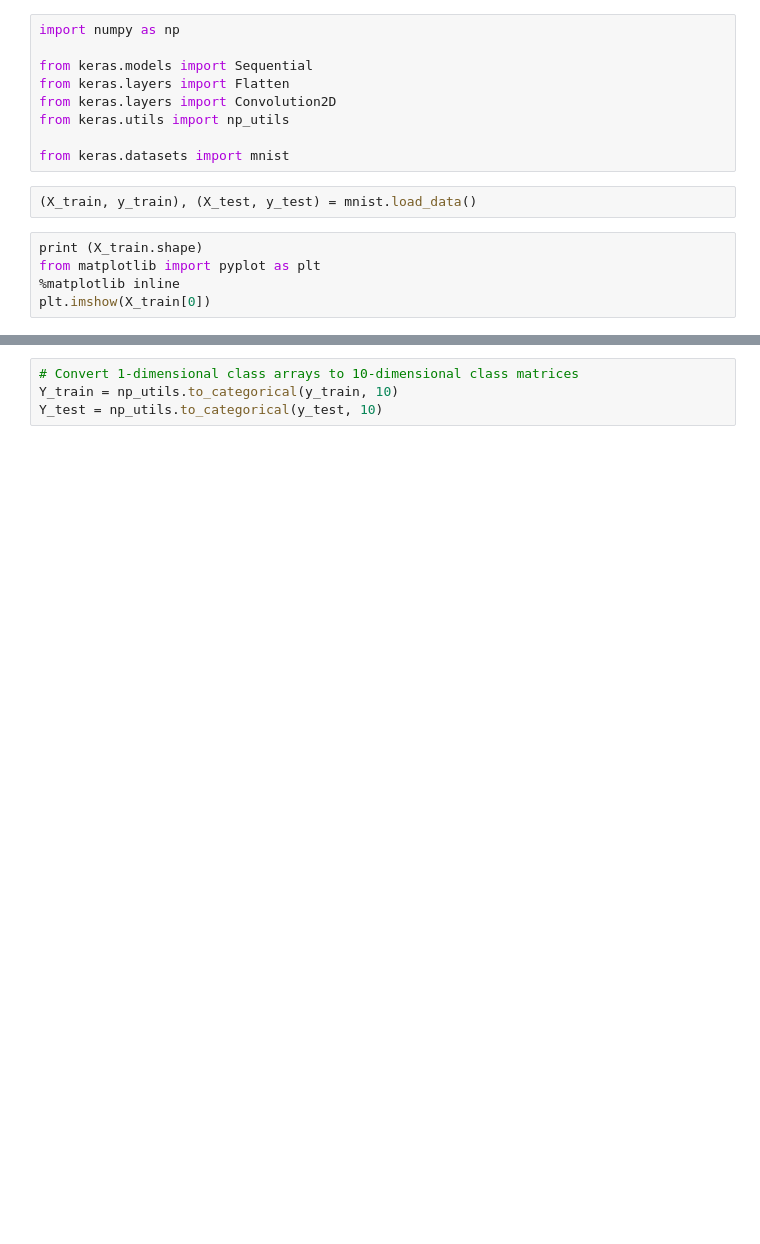
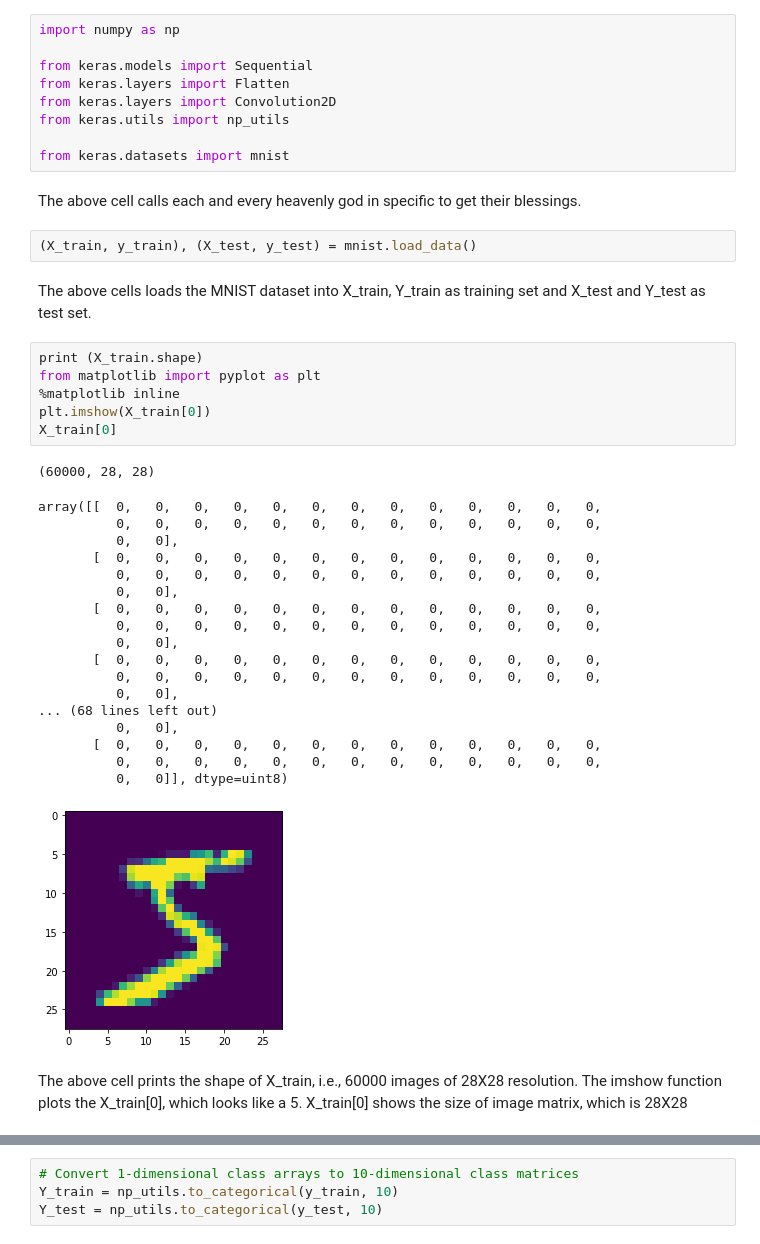
Before and after one commit to bluejay-ai/DeepLearning-TSAI, a Jupyter notebook: Project2-Not-an-ideal-network/Session2.ipynb, the cells around one changed output, grey strips where cells are left out. Cells and saved outputs as stored; diff of their text form; blank space fills up the shorter version.

```diff
--- a/Project2-Not-an-ideal-network/Session2.ipynb
+++ b/Project2-Not-an-ideal-network/Session2.ipynb
@@ -15,12 +17,39 @@ from keras.layers import Convolution2D
 from keras.utils import np_utils
 
 from keras.datasets import mnist
+# %% [markdown]
+The above cell calls each and every heavenly god in specific to get their blessings.
 # %%
 (X_train, y_train), (X_test, y_test) = mnist.load_data()
+# %% [markdown]
+The above cells loads the MNIST dataset into X_train, Y_train as training set and X_test and Y_test as test set.
 # %%
 print (X_train.shape)
 from matplotlib import pyplot as plt
 %matplotlib inline
 plt.imshow(X_train[0])
+X_train[0]
+# %% [output]
+(60000, 28, 28)
+array([[  0,   0,   0,   0,   0,   0,   0,   0,   0,   0,   0,   0,   0,
+          0,   0,   0,   0,   0,   0,   0,   0,   0,   0,   0,   0,   0,
+          0,   0],
+       [  0,   0,   0,   0,   0,   0,   0,   0,   0,   0,   0,   0,   0,
+          0,   0,   0,   0,   0,   0,   0,   0,   0,   0,   0,   0,   0,
+          0,   0],
+       [  0,   0,   0,   0,   0,   0,   0,   0,   0,   0,   0,   0,   0,
+          0,   0,   0,   0,   0,   0,   0,   0,   0,   0,   0,   0,   0,
+          0,   0],
+       [  0,   0,   0,   0,   0,   0,   0,   0,   0,   0,   0,   0,   0,
+          0,   0,   0,   0,   0,   0,   0,   0,   0,   0,   0,   0,   0,
+          0,   0],
+... (68 lines left out)
+          0,   0],
+       [  0,   0,   0,   0,   0,   0,   0,   0,   0,   0,   0,   0,   0,
+          0,   0,   0,   0,   0,   0,   0,   0,   0,   0,   0,   0,   0,
+          0,   0]], dtype=uint8)
+[figure, added]
+# %% [markdown]
+The above cell prints the shape of X_train, i.e., 60000 images of 28X28 resolution. The imshow function plots the X_train[0], which looks like a 5. X_train[0] shows the size of image matrix, which is 28X28
 # %%
 X_train = X_train.reshape(X_train.shape[0], 28, 28,1)
```
Also changed, not shown: parts of 28 cells of this notebook.
